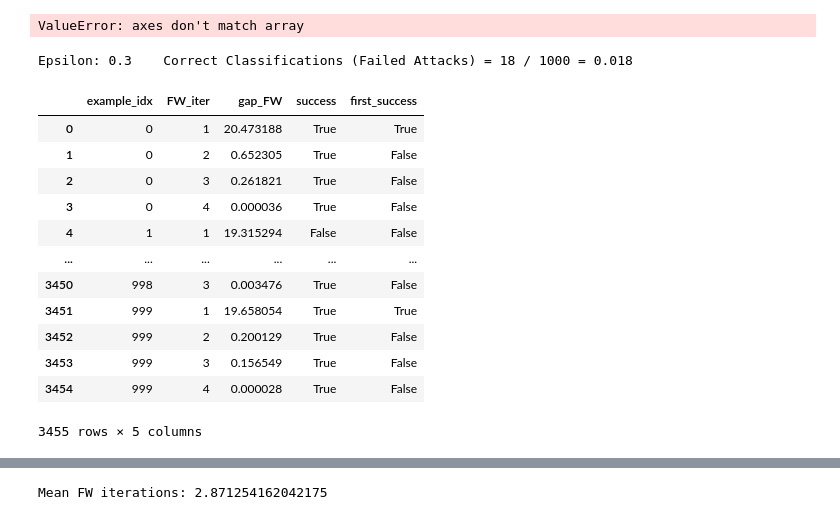
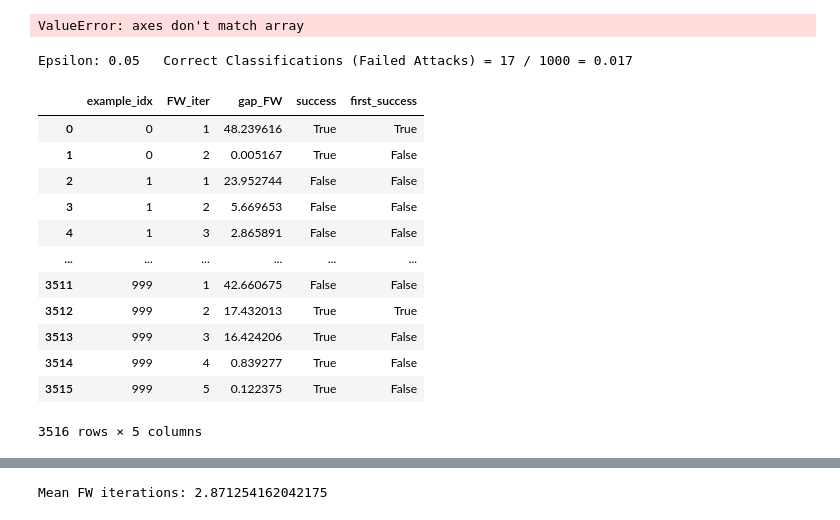
Before and after one commit to TannerAGraves/FW-variants-for-WB-Adversarial-Attacks, a Jupyter notebook: attack_tests master.ipynb, the cells around one changed output, grey strips where cells are left out. Drawn from its saved outputs; the diff is of its cells as text; code cells hidden in the pictures.

```diff
--- a/attack_tests master.ipynb
+++ b/attack_tests master.ipynb
@@ -189,32 +64,32 @@ def test_fw(target_model, device, epsilon,num_fw_iter, num_test = 1000, method='
 # %%
 accuracies = []
 examples = []
 fw_iters = [5]
-eps = 0.3# * (0.4242129623889923 + 2.821486711502075)
+eps = 0.05
 adv_examples = []
 hist = None
 # Run test for each epsilon
 #for eps in epsilons:
 for num_fw_iter in fw_iters:
-    acc, ex, hist = test_fw(target_mdl, device, eps, num_fw_iter, method='fw', early_stopping='gap_FW', fw_stepsize_rule=1, gap_FW_tol=0.1)
+    acc, ex, hist = test_fw(target_mdl, device, eps, num_fw_iter, method='fw', early_stopping='gap_FW', fw_stepsize_rule='decay', gap_FW_tol=0.1)
     accuracies.append(acc)
     examples.append(ex)
 hist
 # %% [output]
-Epsilon: 0.3    Correct Classifications (Failed Attacks) = 18 / 1000 = 0.018
+Epsilon: 0.05   Correct Classifications (Failed Attacks) = 17 / 1000 = 0.017
 |  | example_idx | FW_iter | gap_FW | success | first_success |
-| 0 | 0 | 1 | 20.473188 | True | True |
-| 1 | 0 | 2 | 0.652305 | True | False |
-| 2 | 0 | 3 | 0.261821 | True | False |
-| 3 | 0 | 4 | 0.000036 | True | False |
-| 4 | 1 | 1 | 19.315294 | False | False |
+| 0 | 0 | 1 | 48.239616 | True | True |
+| 1 | 0 | 2 | 0.005167 | True | False |
+| 2 | 1 | 1 | 23.952744 | False | False |
+| 3 | 1 | 2 | 5.669653 | False | False |
+| 4 | 1 | 3 | 2.865891 | False | False |
 | ... | ... | ... | ... | ... | ... |
-| 3450 | 998 | 3 | 0.003476 | True | False |
-| 3451 | 999 | 1 | 19.658054 | True | True |
-| 3452 | 999 | 2 | 0.200129 | True | False |
-| 3453 | 999 | 3 | 0.156549 | True | False |
-| 3454 | 999 | 4 | 0.000028 | True | False |
+| 3511 | 999 | 1 | 42.660675 | False | False |
+| 3512 | 999 | 2 | 17.432013 | True | True |
+| 3513 | 999 | 3 | 16.424206 | True | False |
+| 3514 | 999 | 4 | 0.839277 | True | False |
+| 3515 | 999 | 5 | 0.122375 | True | False |
-3455 rows × 5 columns
+3516 rows × 5 columns
 # %%
 hist.groupby('FW_iter')['gap_FW'].mean().plot()
 # %% [output]
```
Also changed, not shown: parts of 4 cells of this notebook, 1 other file.
